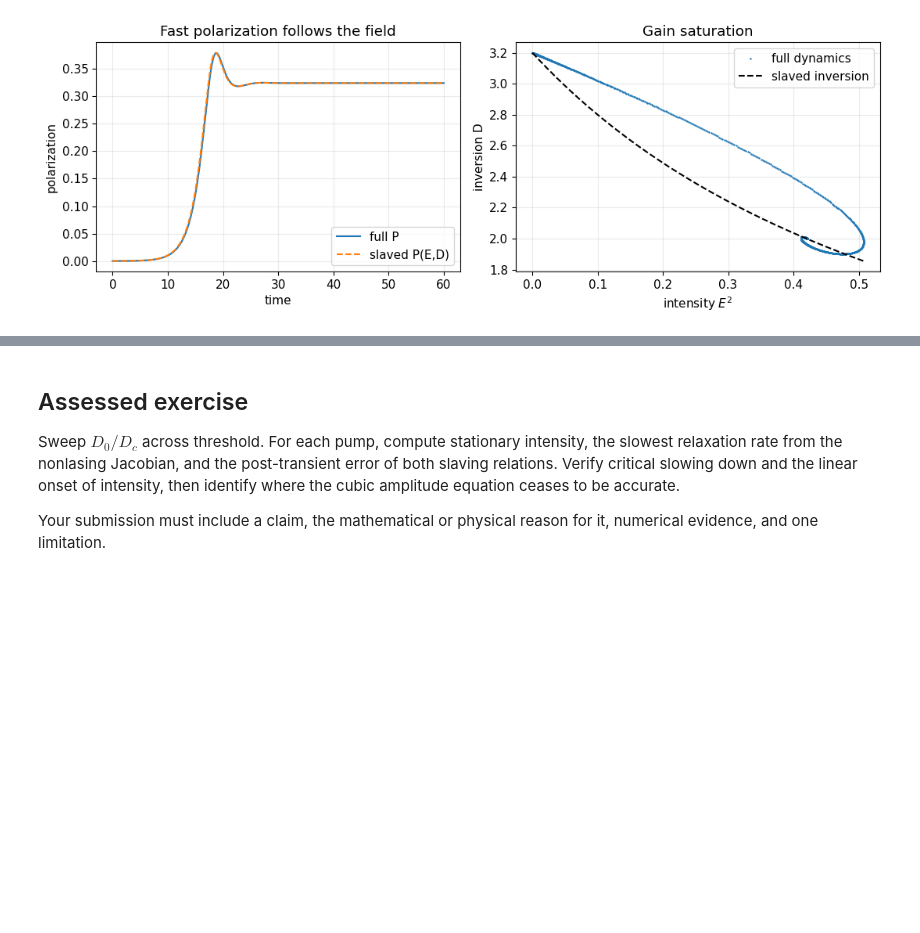
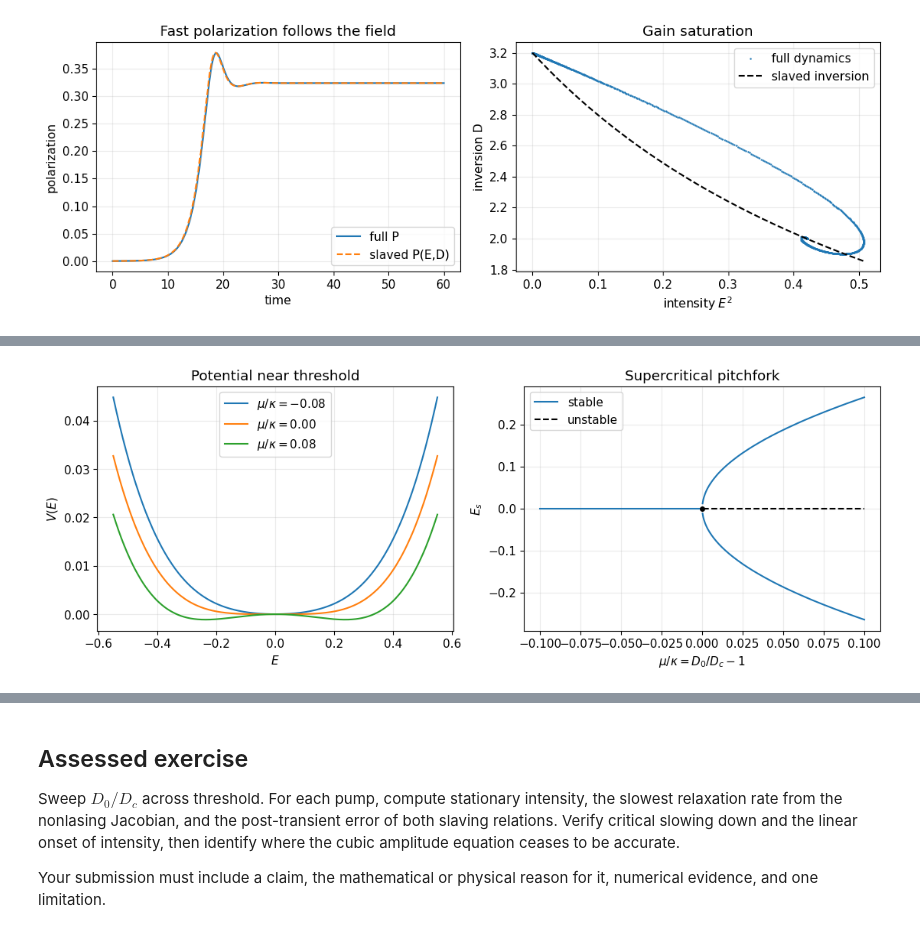
Before and after one commit to kulinskij-tech/Synergetics, a Jupyter notebook: syn_py/syn_01_foundations.ipynb, the cells around one changed output, grey strips where cells are left out. Saved outputs shown, nothing was run; the diff lists cells and outputs as text; code cells hidden in the pictures; blank space fills up the shorter version.

Commit message:
Connect laser order parameter to gradient dynamics and cusp theory

```diff
--- a/syn_py/syn_01_foundations.ipynb
+++ b/syn_py/syn_01_foundations.ipynb
@@ -357,0 +413,27 @@ plt.tight_layout()
+# %%
+# gradient_landscape: near-threshold quasistatic normal form, unit mobility.
+beta_c = 2*kap*g**2/(gamma_perp*gamma_parallel)
+def gradient_potential(field, mu, beta=beta_c, h=0.0):
+    return -mu*field**2/2 + beta*field**4/4 - h*field
+
+field_grid = np.linspace(-0.55, 0.55, 600)
+fig, axes = plt.subplots(1, 2, figsize=(11, 4), constrained_layout=True)
+for mu_value in [-0.08*kap, 0.0, 0.08*kap]:
+    axes[0].plot(field_grid, gradient_potential(field_grid, mu_value),
+                 label=fr'$\mu/\kappa={mu_value/kap:.2f}$')
+axes[0].set(xlabel=r'$E$', ylabel=r'$V(E)$', title='Potential near threshold')
+axes[0].legend()
+mu_scan = np.linspace(-0.1*kap, 0.1*kap, 500)
+positive_mu = mu_scan[mu_scan > 0]
+axes[1].plot(mu_scan[mu_scan <= 0]/kap, np.zeros(np.sum(mu_scan <= 0)),
+             color='C0', label='stable')
+axes[1].plot(positive_mu/kap, np.zeros_like(positive_mu), 'k--', label='unstable')
+for sign in [-1, 1]:
+    axes[1].plot(positive_mu/kap, sign*np.sqrt(positive_mu/beta_c), color='C0')
+axes[1].plot(0, 0, 'ko', ms=4)
+axes[1].set(xlabel=r'$\mu/\kappa=D_0/D_c-1$', ylabel=r'$E_s$',
+            title='Supercritical pitchfork')
+axes[1].legend()
+plt.show()
+# %% [output]
+[figure, added]
```
Also changed, not shown: parts of 6 cells of this notebook, 1 other file.
